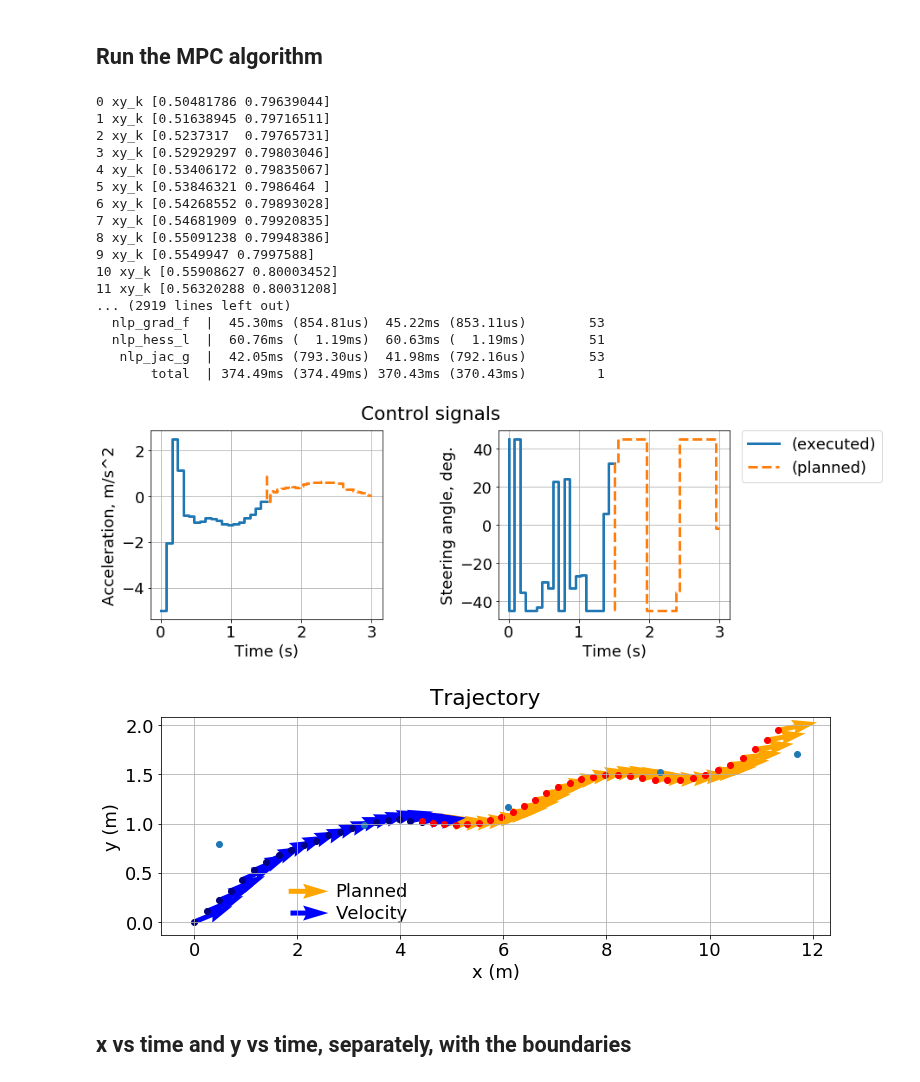
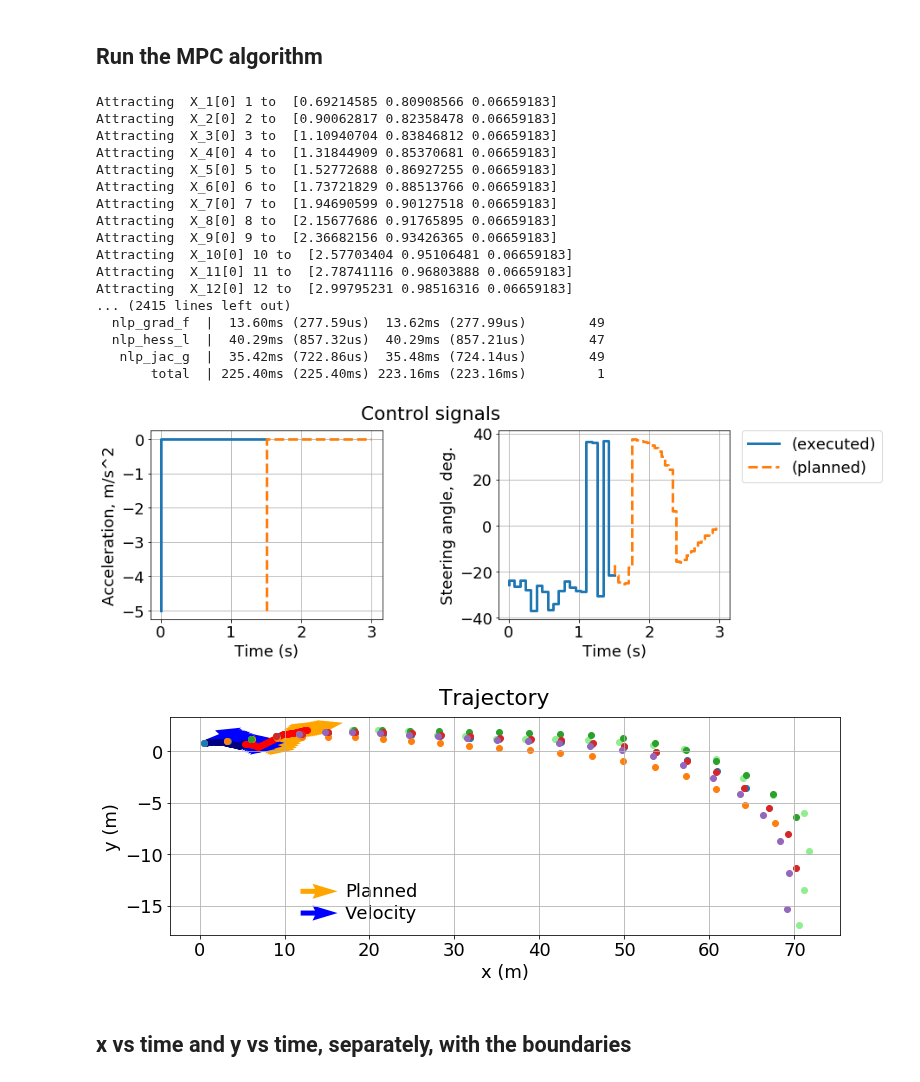
Before and after one commit to elsoroka/AutonomousCarMPC, a Jupyter notebook: nonlinear_mpc_casadi.ipynb, the cells around one changed output. Drawn from its saved outputs; the diff is of its cells as text; code cells hidden in the pictures.

Commit message:
Tweaked the kinematic model to make it more like the one in the paper since I now understand how to use CasADi, and we seem to have eliminated some weird behavior!

```diff
--- a/nonlinear_mpc_casadi.ipynb
+++ b/nonlinear_mpc_casadi.ipynb
@@ -64,11 +65,11 @@ from road                import test_road, iso_double_lane_change
 # %%
 # Initialize the car model with 0.05 second steps and 30 step lookahead
 car = KinematicBicycleCar(N=30, step=0.05)
-
 # Initial conditions: x,y = 0,0, velocity = 5.5 m/s, car at 22.5-degree angle
 # This is the model:
 # https://link-springer-com.stanford.idm.oclc.org/article/10.1007/s13177-020-00226-1/figures/3
-ic = [0.0, 0.0, 5.5, np.pi/8, 0.0]
+#ic = [test_road[0,0], test_road[0,1], 5.5, np.pi/8, 0.0]
+ic = [test_road[0,0], test_road[0,1], 5.5, np.pi/8]
 car.set_initial(ic)
 
 # Cost - we want the velocity to stay around 5 m/s, so we penalize deviations from that.
@@ -76,9 +77,13 @@ cost = (car.dae.x[0][2]-5)**2
 # %%
 n_test_road_pts,_ = np.shape(test_road)
 
-roadrunner = Roadrunner(test_road, np.ones(n_test_road_pts)*3.0, P = 20)
+roadrunner = Roadrunner(road_center = test_road,                    # Road centerline points
+                        road_width  = np.ones(n_test_road_pts)*5.0, # constant lane width of 5 meters
+                        P           = 20) # Number of points to try curve-fitting at a time
 
 # Boundary functions
+
+# terrible hack, need to fix right away
 global prev_k
 prev_k= 0
 dist_already_traveled = 0.0
@@ -92,9 +97,10 @@ def road_center(model:KinematicBicycleCar, k:int):
         roadrunner.reset()
         roadrunner.advance(dist_already_traveled)
         prev_k = k
-    xy = np.reshape(roadrunner.evaluate(),2)
-
-    return xy
+    center = np.empty((3,))
+    center[0:2] = np.reshape(roadrunner.evaluate(),2)
+    center[2]   = roadrunner.get_angle()
+    return center
 
 def upperbounds_x(model:KinematicBicycleCar, k:int):
     xy = road_center(model, k)
@@ -187,9 +193,9 @@ boundary_low = np.empty((n_runs,2))
 
 for k in range(n_runs):
     xk_opt, uk_opt = mpcprob.run(x_true[:,k])
-    for i in range(5):
+    for i in range(mpcprob.model.n):
         x_plan[i,k+1] = xk_opt[i][1]
-    for i in range(2):
+    for i in range(mpcprob.model.m):
         u_plan[i,k] = uk_opt[i][1]
     x_true[:,k+1] = mpcprob.simulate(x_true[:,k], u_plan[:,k])
 
@@ -223,34 +229,40 @@ for k in range(mpcprob.model.N):
 boundary_up = np.concatenate([boundary_up, boundary_plan_up])
 boundary_low = np.concatenate([boundary_low, boundary_plan_low])
 # %% [output]
-0 xy_k [0.50481786 0.79639044]
-1 xy_k [0.51638945 0.79716511]
-2 xy_k [0.5237317  0.79765731]
-3 xy_k [0.52929297 0.79803046]
-4 xy_k [0.53406172 0.79835067]
-5 xy_k [0.53846321 0.7986464 ]
-6 xy_k [0.54268552 0.79893028]
-7 xy_k [0.54681909 0.79920835]
-8 xy_k [0.55091238 0.79948386]
-9 xy_k [0.5549947 0.7997588]
-10 xy_k [0.55908627 0.80003452]
-11 xy_k [0.56320288 0.80031208]
-... (2919 lines left out)
-  nlp_grad_f  |  45.30ms (854.81us)  45.22ms (853.11us)        53
-  nlp_hess_l  |  60.76ms (  1.19ms)  60.63ms (  1.19ms)        51
-   nlp_jac_g  |  42.05ms (793.30us)  41.98ms (792.16us)        53
-       total  | 374.49ms (374.49ms) 370.43ms (370.43ms)         1
+Attracting  X_1[0] 1 to  [0.69214585 0.80908566 0.06659183]
+Attracting  X_2[0] 2 to  [0.90062817 0.82358478 0.06659183]
+Attracting  X_3[0] 3 to  [1.10940704 0.83846812 0.06659183]
+Attracting  X_4[0] 4 to  [1.31844909 0.85370681 0.06659183]
+Attracting  X_5[0] 5 to  [1.52772688 0.86927255 0.06659183]
+Attracting  X_6[0] 6 to  [1.73721829 0.88513766 0.06659183]
+Attracting  X_7[0] 7 to  [1.94690599 0.90127518 0.06659183]
+Attracting  X_8[0] 8 to  [2.15677686 0.91765895 0.06659183]
+Attracting  X_9[0] 9 to  [2.36682156 0.93426365 0.06659183]
+Attracting  X_10[0] 10 to  [2.57703404 0.95106481 0.06659183]
+Attracting  X_11[0] 11 to  [2.78741116 0.96803888 0.06659183]
+Attracting  X_12[0] 12 to  [2.99795231 0.98516316 0.06659183]
+... (2415 lines left out)
+  nlp_grad_f  |  13.60ms (277.59us)  13.62ms (277.99us)        49
+  nlp_hess_l  |  40.29ms (857.32us)  40.29ms (857.21us)        47
+   nlp_jac_g  |  35.42ms (722.86us)  35.48ms (724.14us)        49
+       total  | 225.40ms (225.40ms) 223.16ms (223.16ms)         1
 # %%
 u_plt, u_ax1, u_ax2 = car.plot_u(u_plan, mpcprob.u_opt)
 # control limits
 # %% [output]
-[figure, old version]
+[figure, new version]
 # %%
 x_plt, x_ax = car.plot_x(x_plan, mpcprob.x_opt)
-x_ax.scatter(test_road[0:5,0], test_road[0:5,1])
+x_ax.scatter(test_road[0:25,0], test_road[0:25,1], color='lightgreen')
+for i in range(0,5):
+    roadrunner.segment_ptr = i
+    x = np.linspace(0,1,20)
+    xy = roadrunner.evaluate(x)
+    #xy = roadrunner.to_world_frame(xy, roadrunner.angle[i], roadrunner.road_center[i,:])
+    x_ax.scatter(xy[:,0], xy[:,1])
 plt.show()
 # %% [output]
-[figure, old version]
+[figure, new version]
 # %% [markdown]
 ## x vs time and y vs time, separately, with the boundaries
 # %%
```
Also changed, not shown: parts of 5 cells of this notebook, 2 other files.
